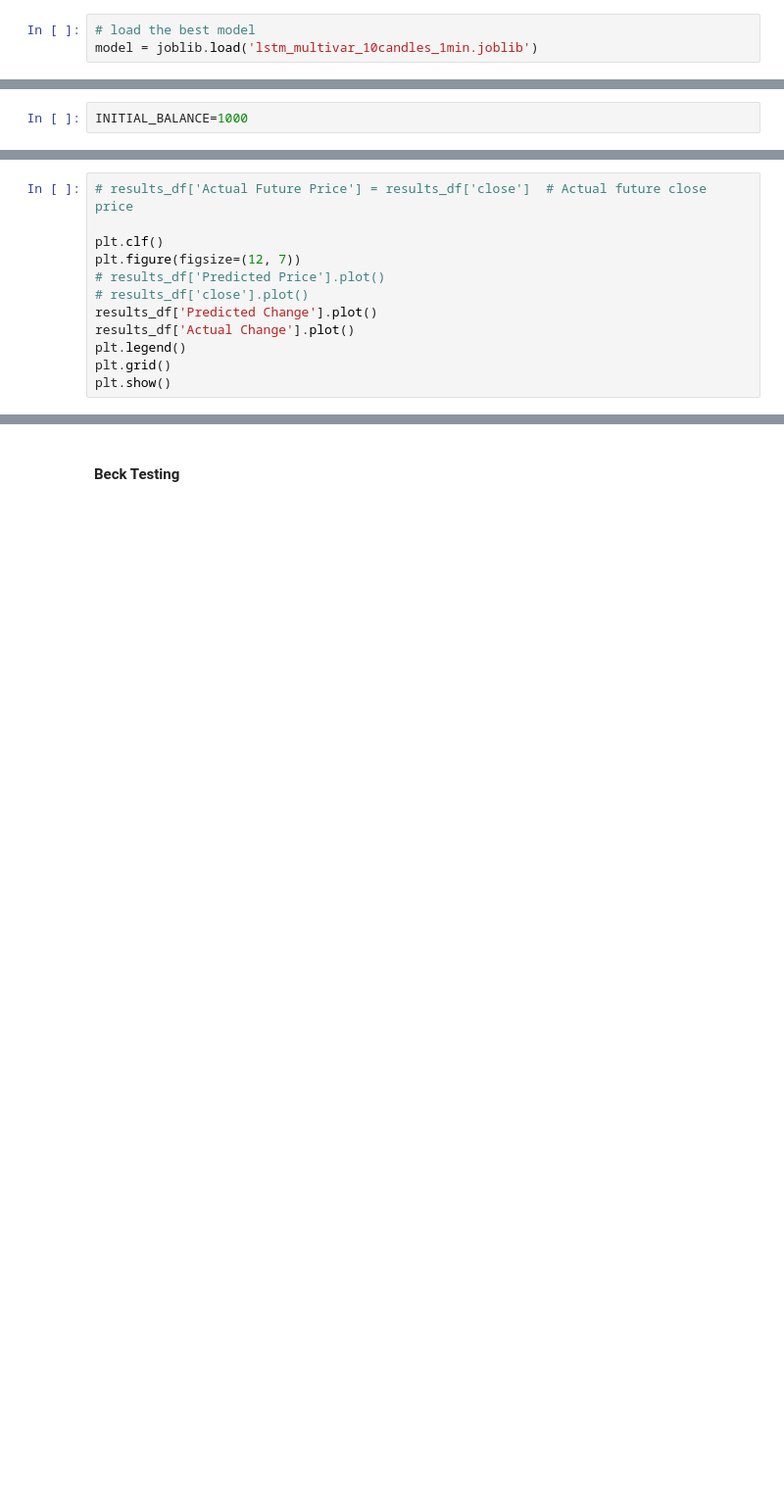
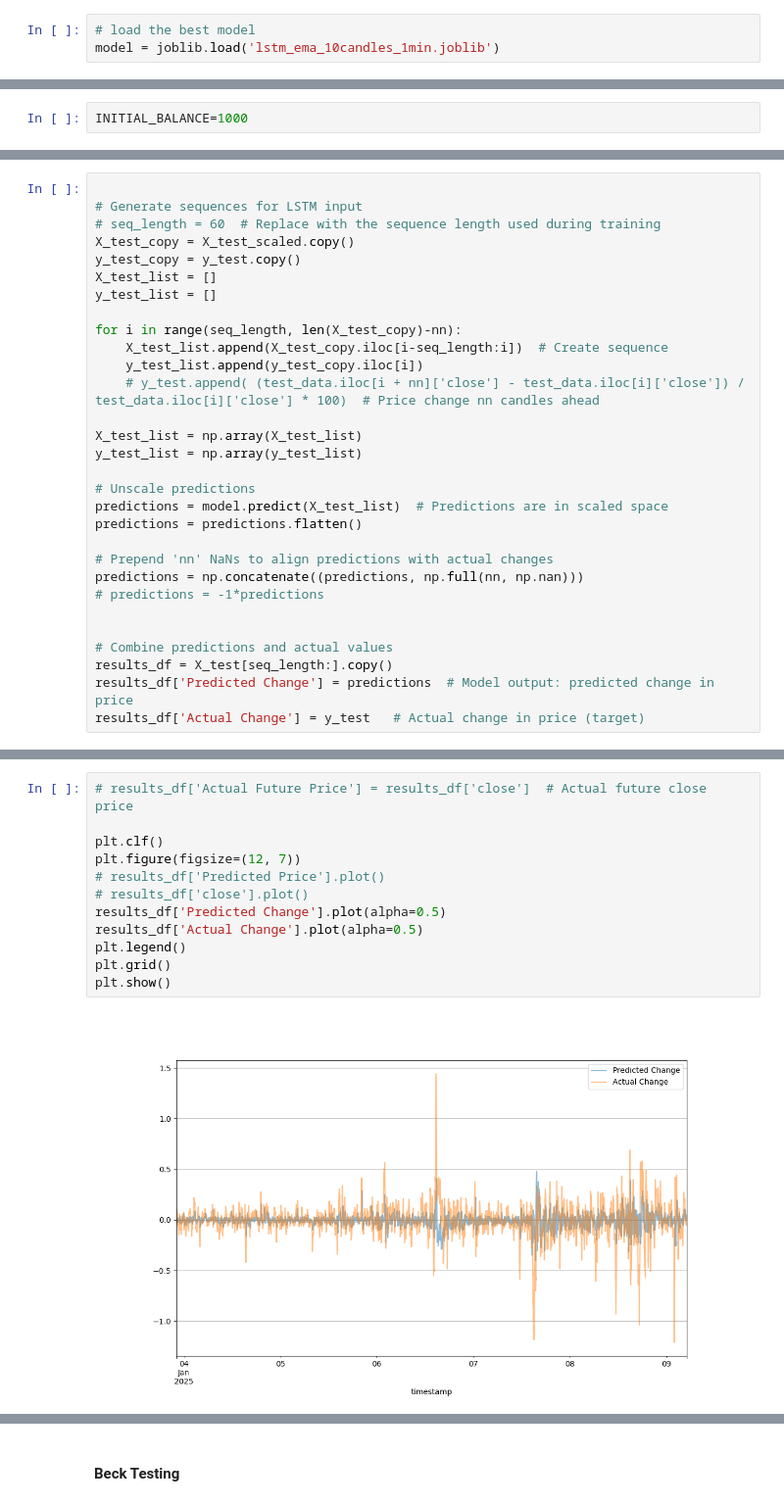
Before and after one commit to eycewind/binbot, a Jupyter notebook: linear-ema-rnn.ipynb, the cells around one changed output, grey strips where cells are left out. Shown at 98% size. Saved outputs shown, nothing was run; the diff lists cells and outputs as text; blank space fills up the shorter version.

Commit message:
ema + close hybrid model dry run

```diff
--- a/linear-ema-rnn.ipynb
+++ b/linear-ema-rnn.ipynb
@@ -364,6 +317,6 @@ joblib.dump(model, 'lstm_multivar_10candles_1min.joblib')
 Load previously trained model
 # %%
 # load the best model
-model = joblib.load('lstm_multivar_10candles_1min.joblib')
+model = joblib.load('lstm_ema_10candles_1min.joblib')
 # %%
 # Iterate through each target column in y_test
@@ -455,0 +342,30 @@ results_df.to_csv('results_df.csv', index=False)
+# %%
+
+# Generate sequences for LSTM input
+# seq_length = 60  # Replace with the sequence length used during training
+X_test_copy = X_test_scaled.copy()
+y_test_copy = y_test.copy()
+X_test_list = []
+y_test_list = []
+
+for i in range(seq_length, len(X_test_copy)-nn):
+    X_test_list.append(X_test_copy.iloc[i-seq_length:i])  # Create sequence
+    y_test_list.append(y_test_copy.iloc[i])
+    # y_test.append( (test_data.iloc[i + nn]['close'] - test_data.iloc[i]['close']) / test_data.iloc[i]['close'] * 100)  # Price change nn candles ahead
+
+X_test_list = np.array(X_test_list)
+y_test_list = np.array(y_test_list)
+
+# Unscale predictions
+predictions = model.predict(X_test_list)  # Predictions are in scaled space
+predictions = predictions.flatten()
+
+# Prepend 'nn' NaNs to align predictions with actual changes
+predictions = np.concatenate((predictions, np.full(nn, np.nan)))
+# predictions = -1*predictions
+
+
+# Combine predictions and actual values
+results_df = X_test[seq_length:].copy()
+results_df['Predicted Change'] = predictions  # Model output: predicted change in price
+results_df['Actual Change'] = y_test   # Actual change in price (target)
@@ -456,12 +374,14 @@ results_df.to_csv('results_df.csv', index=False)
 # %%
 # results_df['Actual Future Price'] = results_df['close']  # Actual future close price
 
 plt.clf()
 plt.figure(figsize=(12, 7))
 # results_df['Predicted Price'].plot()
 # results_df['close'].plot()
-results_df['Predicted Change'].plot()
-results_df['Actual Change'].plot()
+results_df['Predicted Change'].plot(alpha=0.5)
+results_df['Actual Change'].plot(alpha=0.5)
 plt.legend()
 plt.grid()
 plt.show()
+# %% [output]
+[figure, added]
```
Also changed, not shown: parts of 30 cells of this notebook, 12 other files.
